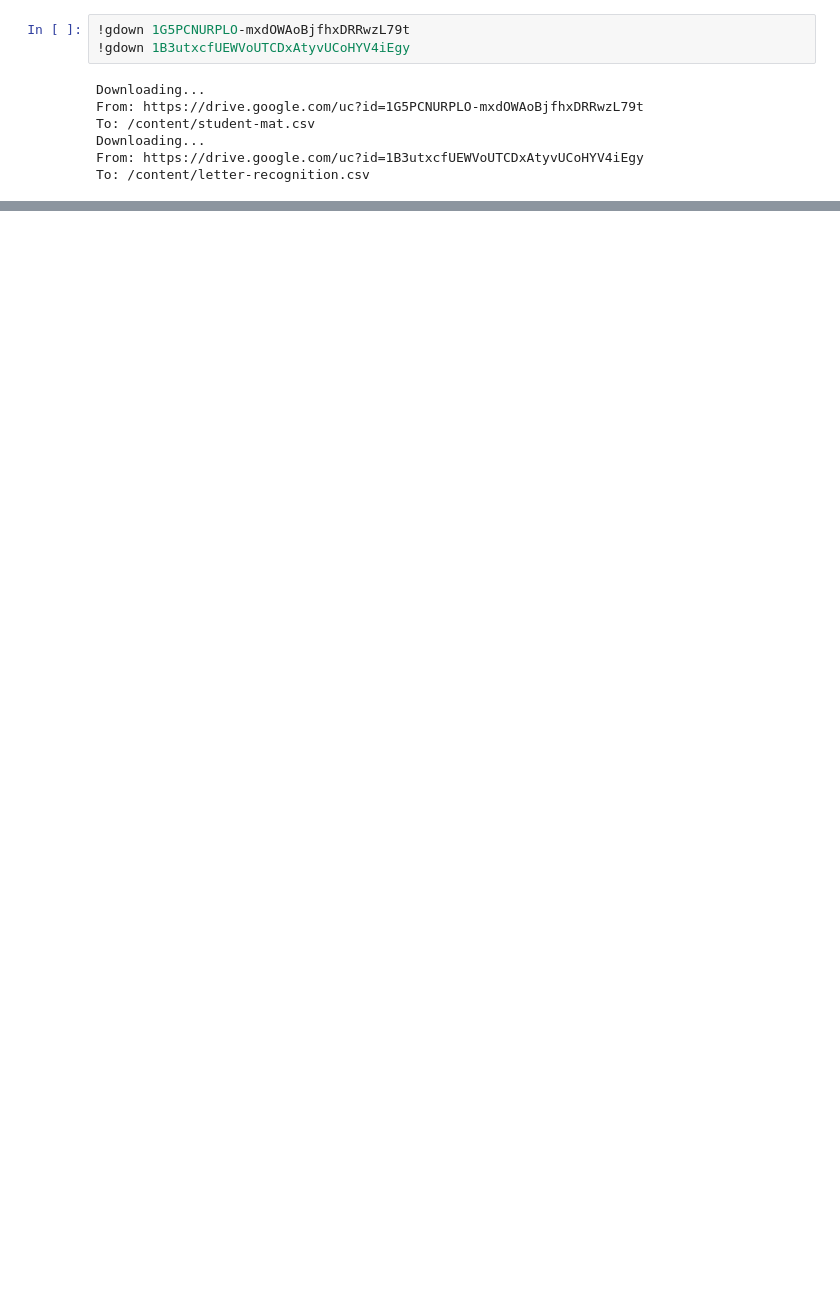
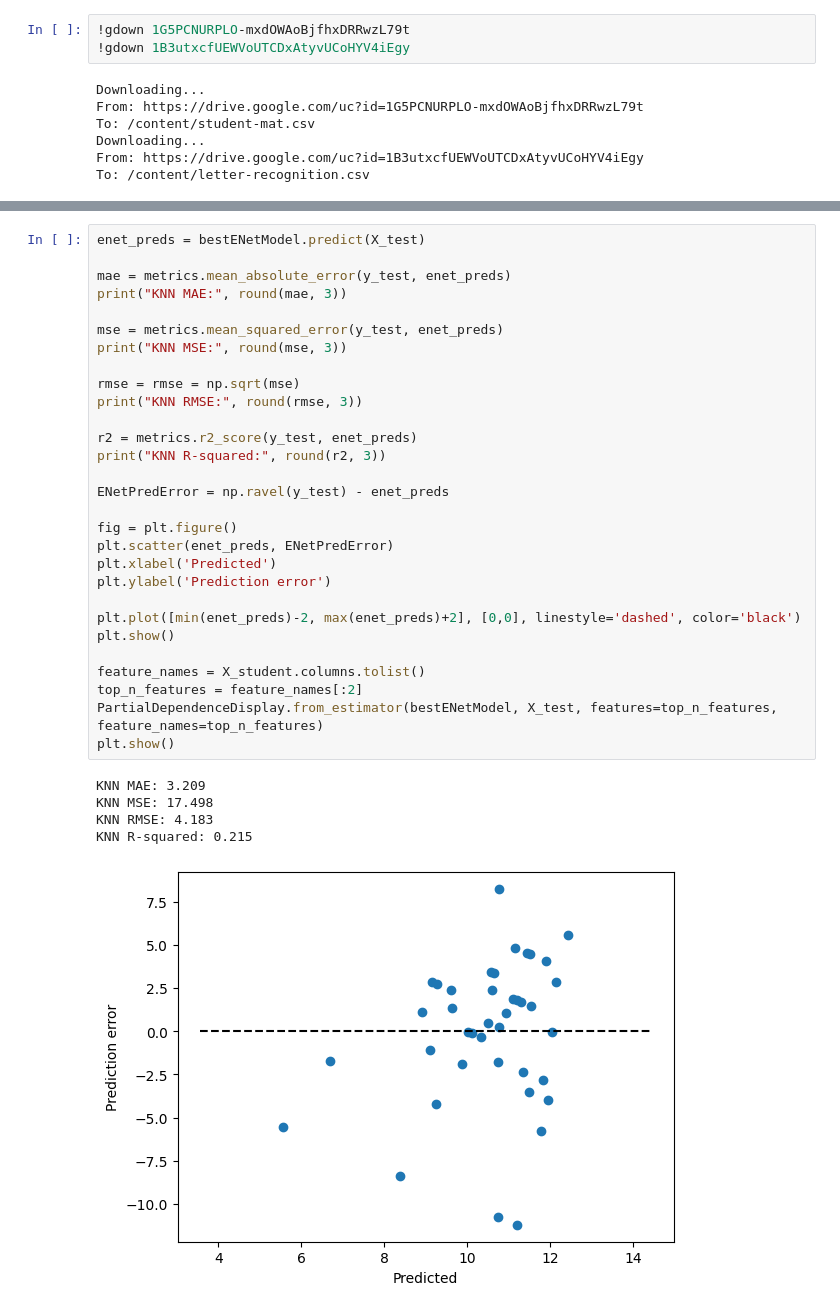
Before and after one commit to ntmdrgl/CSCI-164, a Jupyter notebook: csci_164_project.ipynb, the cells around one changed output, grey strips where cells are left out. Cells and saved outputs as stored; diff of their text form; blank space fills up the shorter version.

```diff
--- a/csci_164_project.ipynb
+++ b/csci_164_project.ipynb
@@ -69,0 +298,35 @@ letter.drop_duplicates()
+# %%
+enet_preds = bestENetModel.predict(X_test)
+
+mae = metrics.mean_absolute_error(y_test, enet_preds)
+print("KNN MAE:", round(mae, 3))
+
+mse = metrics.mean_squared_error(y_test, enet_preds)
+print("KNN MSE:", round(mse, 3))
+
+rmse = rmse = np.sqrt(mse)
+print("KNN RMSE:", round(rmse, 3))
+
+r2 = metrics.r2_score(y_test, enet_preds)
+print("KNN R-squared:", round(r2, 3))
+
+ENetPredError = np.ravel(y_test) - enet_preds
+
+fig = plt.figure()
+plt.scatter(enet_preds, ENetPredError)
+plt.xlabel('Predicted')
+plt.ylabel('Prediction error')
+
+plt.plot([min(enet_preds)-2, max(enet_preds)+2], [0,0], linestyle='dashed', color='black')
+plt.show()
+
+feature_names = X_student.columns.tolist()
+top_n_features = feature_names[:2]
+PartialDependenceDisplay.from_estimator(bestENetModel, X_test, features=top_n_features, feature_names=top_n_features)
+plt.show()
+# %% [output]
+KNN MAE: 3.209
+KNN MSE: 17.498
+KNN RMSE: 4.183
+KNN R-squared: 0.215
+[figure, added]
```
Also changed, not shown: parts of 31 cells of this notebook.
